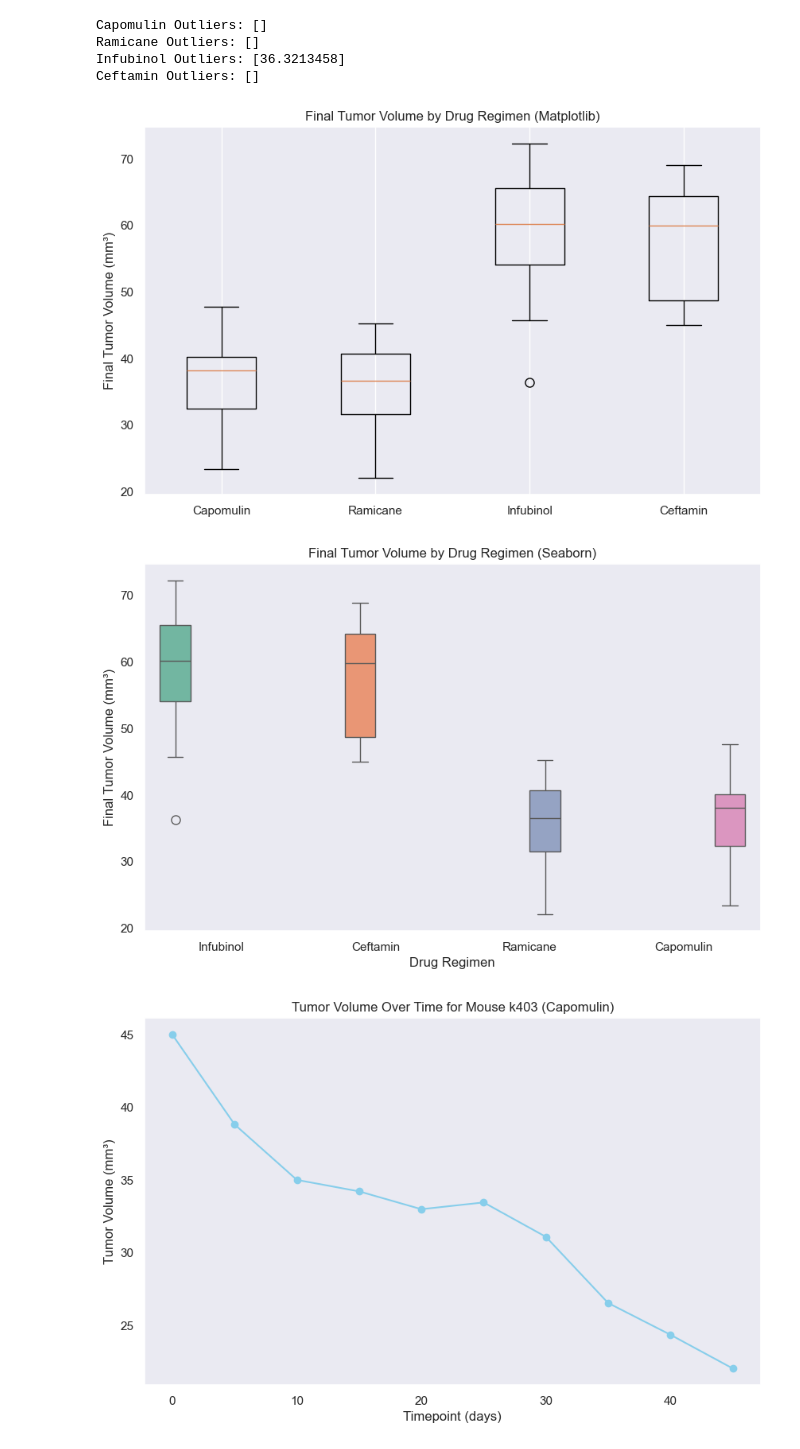
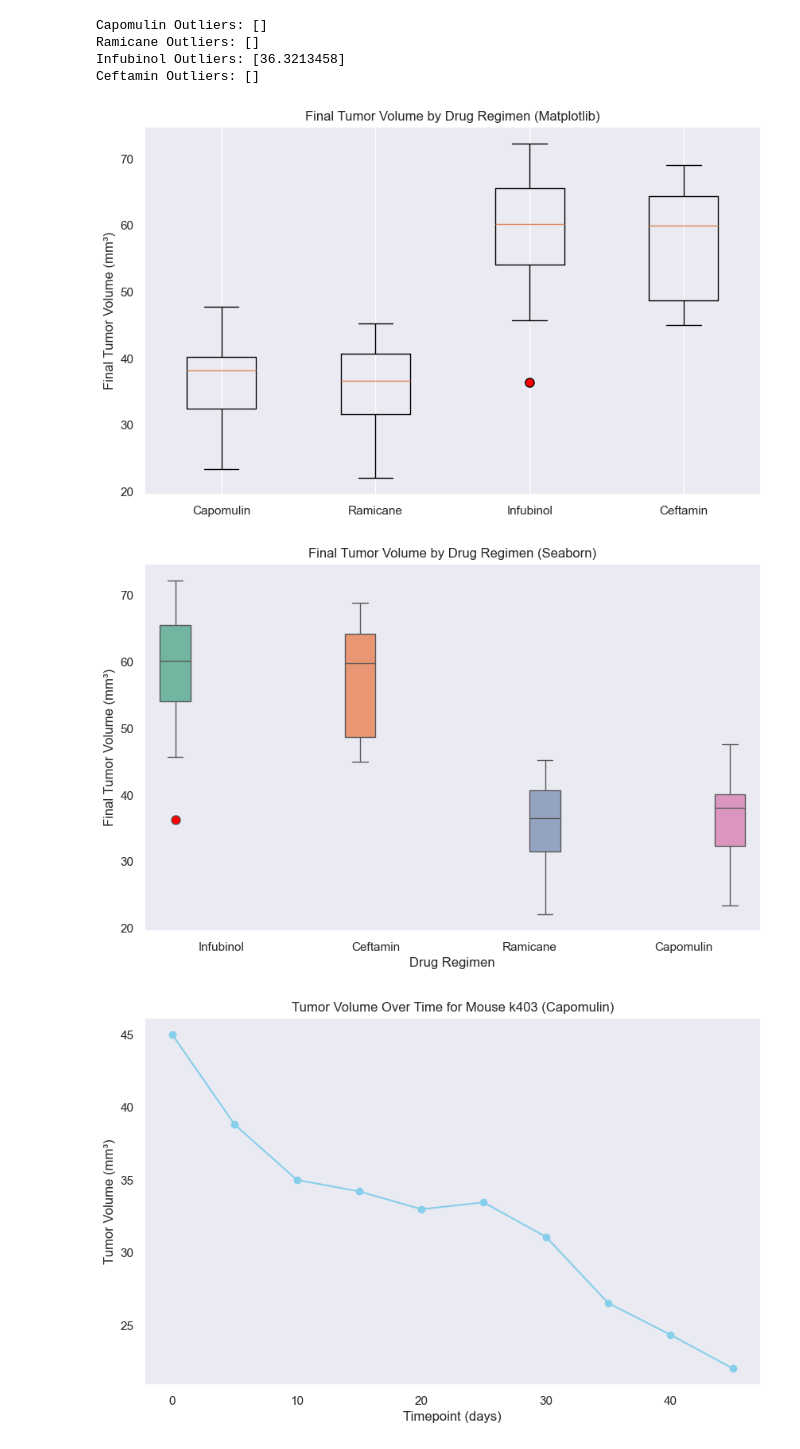
Before and after one commit to lirralirra/Week5_matplotlib_Challenge, a Jupyter notebook: main.ipynb, the cells around one changed output. Cells and saved outputs as stored; diff of their text form; code cells hidden in the pictures.

```diff
--- a/main.ipynb
+++ b/main.ipynb
@@ -251,28 +251,28 @@ Ceftamin Outliers: []
 # %%
 # Calculate Quartiles, Find Outliers, and Create a Box Plot
 
 # Create box plots using matplotlib
 plt.figure(figsize=(10, 6))
 box_plot = plt.boxplot([filtered_data[filtered_data['Drug Regimen'] == treatment]['Tumor Volume (mm3)'] for treatment in ['Capomulin', 'Ramicane', 'Infubinol', 'Ceftamin']],
                        labels=['Capomulin', 'Ramicane', 'Infubinol', 'Ceftamin'],
-                       flierprops=dict(marker='o', color='blue', markersize=8))
+                       flierprops=dict(marker='o', markerfacecolor='red', markersize=8))
 
 plt.title('Final Tumor Volume by Drug Regimen (Matplotlib)')
 plt.ylabel('Final Tumor Volume (mm³)')
 plt.grid(axis='y')
 plt.show()
 
 # Create box plots using Seaborn
 plt.figure(figsize=(10, 6))
 sns.boxplot(x='Drug Regimen', y='Tumor Volume (mm3)', data=filtered_data,
-            flierprops=dict( marker='o', color='red', markersize=8), palette="Set2",hue='Drug Regimen',legend=False,dodge=True)
+            flierprops=dict( marker='o', markerfacecolor='red', markersize=8), palette="Set2",hue='Drug Regimen',legend=False,dodge=True)
 plt.title('Final Tumor Volume by Drug Regimen (Seaborn)')
 plt.ylabel('Final Tumor Volume (mm³)')
 plt.grid(axis='y')
 plt.show()
 # %% [output]
-[figure, old version]
+[figure, new version]
-[figure, old version]
+[figure, new version]
 # %%
 # Create a Line Plot and a Scatter Plot for a single mouse treated with Capomulin
 mouse_data = data_clean[data_clean['Mouse ID'] == 'k403']
```
Also changed, not shown: parts of 1 cell of this notebook.
